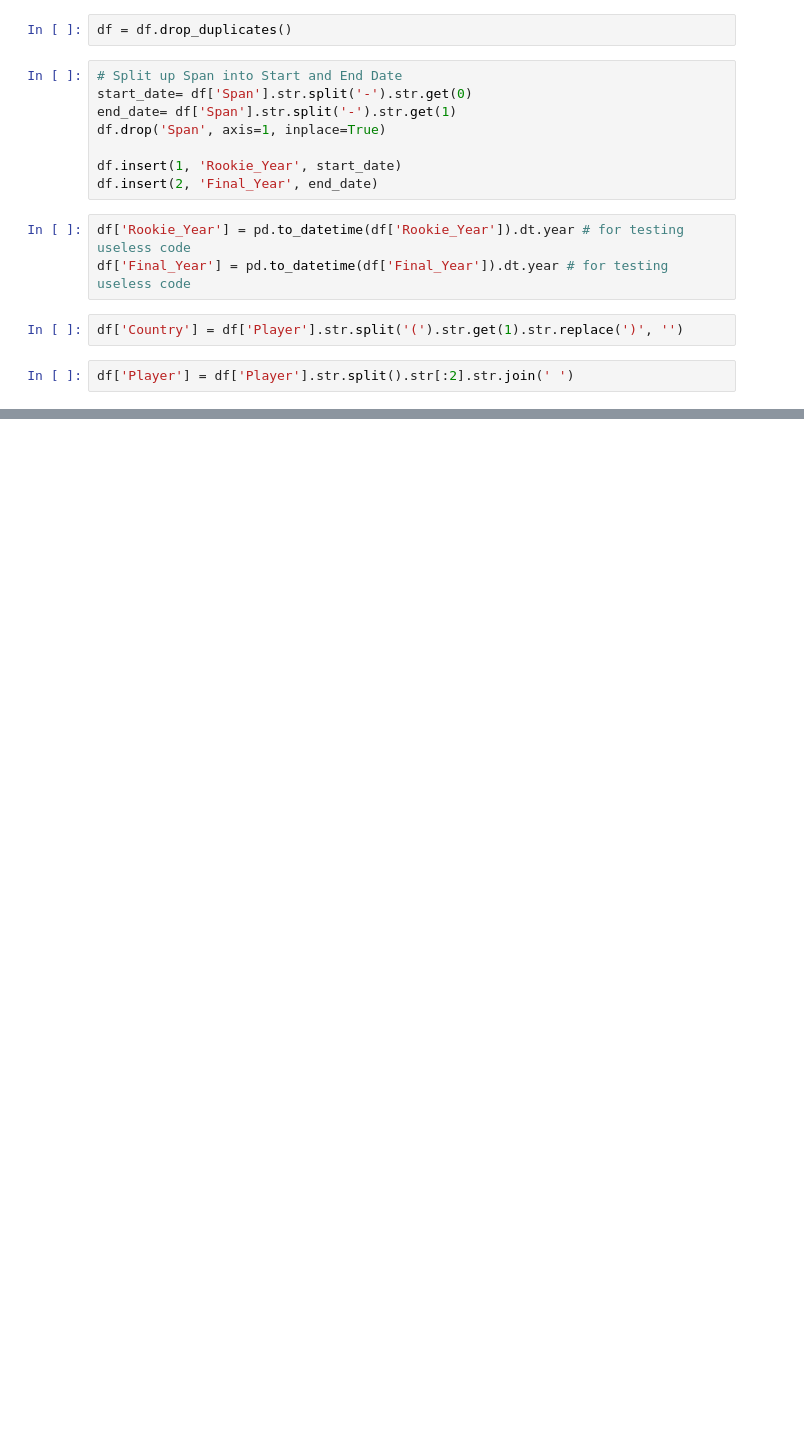
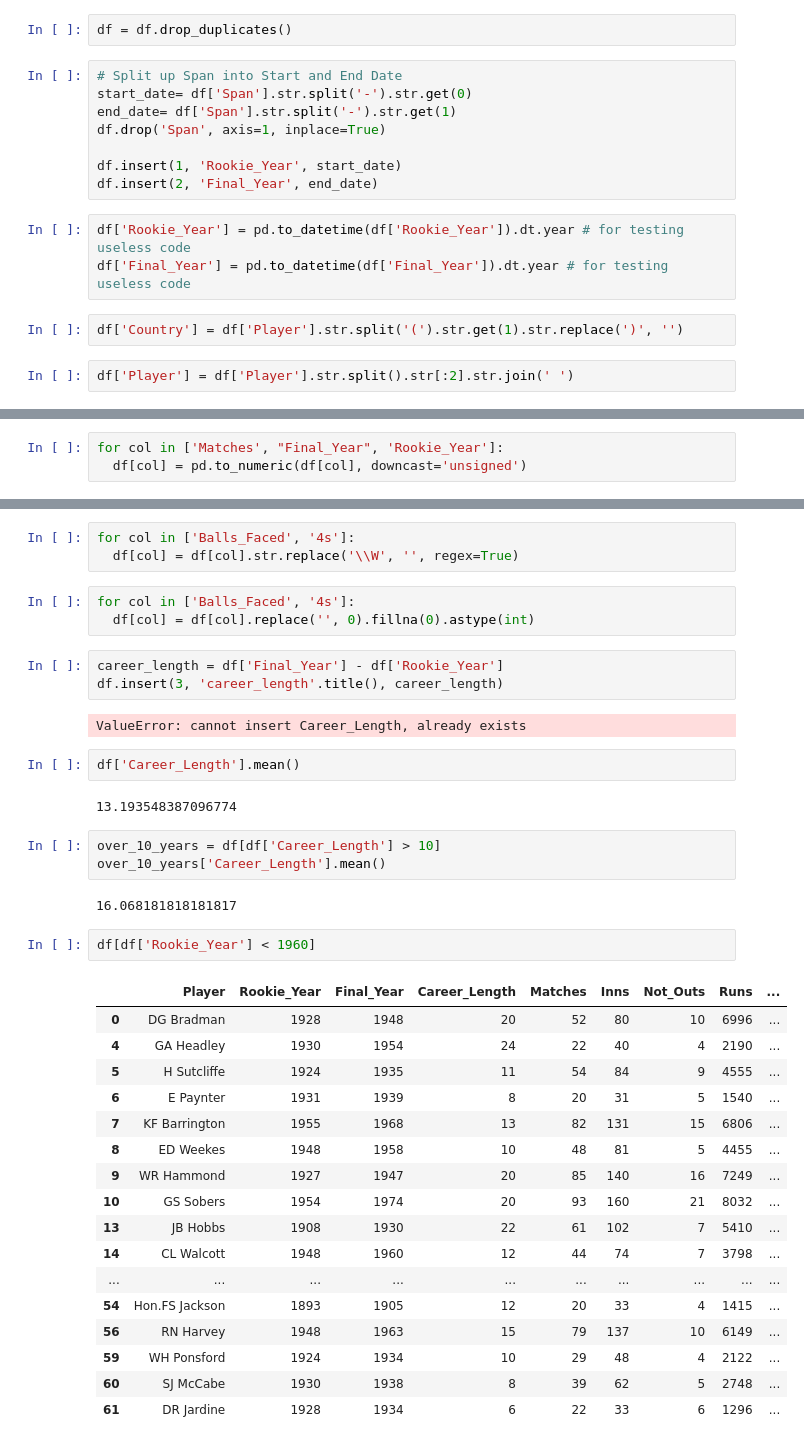
Before and after one commit to ZygimantasB/pandas_training, a Jupyter notebook: Youtube_videos_training/Data Cleaning/data_clean_2024-04-16.ipynb, the cells around one changed output, grey strips where cells are left out. Saved outputs shown, nothing was run; the diff lists cells and outputs as text; blank space fills up the shorter version.

```diff
--- a/Youtube_videos_training/Data Cleaning/data_clean_2024-04-16.ipynb
+++ b/Youtube_videos_training/Data Cleaning/data_clean_2024-04-16.ipynb
@@ -105,0 +100,3 @@ Name: Highest_Inns_Score, Length: 62, dtype: object
+# %%
+for col in ['Matches', "Final_Year", 'Rookie_Year']:
+  df[col] = pd.to_numeric(df[col], downcast='unsigned')
@@ -105,0 +125,40 @@ Name: Highest_Inns_Score, Length: 62, dtype: object
+# %%
+for col in ['Balls_Faced', '4s']:
+  df[col] = df[col].str.replace('\\W', '', regex=True)
+# %%
+for col in ['Balls_Faced', '4s']:
+  df[col] = df[col].replace('', 0).fillna(0).astype(int)
+# %%
+career_length = df['Final_Year'] - df['Rookie_Year']
+df.insert(3, 'career_length'.title(), career_length)
+# %% [output]
+ValueError: cannot insert Career_Length, already exists
+# %%
+df['Career_Length'].mean()
+# %% [output]
+13.193548387096774
+# %%
+over_10_years = df[df['Career_Length'] > 10]
+over_10_years['Career_Length'].mean()
+# %% [output]
+16.068181818181817
+# %%
+df[df['Rookie_Year'] < 1960]
+# %% [output]
+|  | Player | Rookie_Year | Final_Year | Career_Length | Matches | Inns | Not_Outs | Runs | ... |
+| 0 | DG Bradman | 1928 | 1948 | 20 | 52 | 80 | 10 | 6996 | ... |
+| 4 | GA Headley | 1930 | 1954 | 24 | 22 | 40 | 4 | 2190 | ... |
+| 5 | H Sutcliffe | 1924 | 1935 | 11 | 54 | 84 | 9 | 4555 | ... |
+| 6 | E Paynter | 1931 | 1939 | 8 | 20 | 31 | 5 | 1540 | ... |
+| 7 | KF Barrington | 1955 | 1968 | 13 | 82 | 131 | 15 | 6806 | ... |
+| 8 | ED Weekes | 1948 | 1958 | 10 | 48 | 81 | 5 | 4455 | ... |
+| 9 | WR Hammond | 1927 | 1947 | 20 | 85 | 140 | 16 | 7249 | ... |
+| 10 | GS Sobers | 1954 | 1974 | 20 | 93 | 160 | 21 | 8032 | ... |
+| 13 | JB Hobbs | 1908 | 1930 | 22 | 61 | 102 | 7 | 5410 | ... |
+| 14 | CL Walcott | 1948 | 1960 | 12 | 44 | 74 | 7 | 3798 | ... |
+| ... | ... | ... | ... | ... | ... | ... | ... | ... | ... |
+| 54 | Hon.FS Jackson | 1893 | 1905 | 12 | 20 | 33 | 4 | 1415 | ... |
+| 56 | RN Harvey | 1948 | 1963 | 15 | 79 | 137 | 10 | 6149 | ... |
+| 59 | WH Ponsford | 1924 | 1934 | 10 | 29 | 48 | 4 | 2122 | ... |
+| 60 | SJ McCabe | 1930 | 1938 | 8 | 39 | 62 | 5 | 2748 | ... |
+| 61 | DR Jardine | 1928 | 1934 | 6 | 22 | 33 | 6 | 1296 | ... |
```
Also changed, not shown: parts of 6 cells of this notebook.
